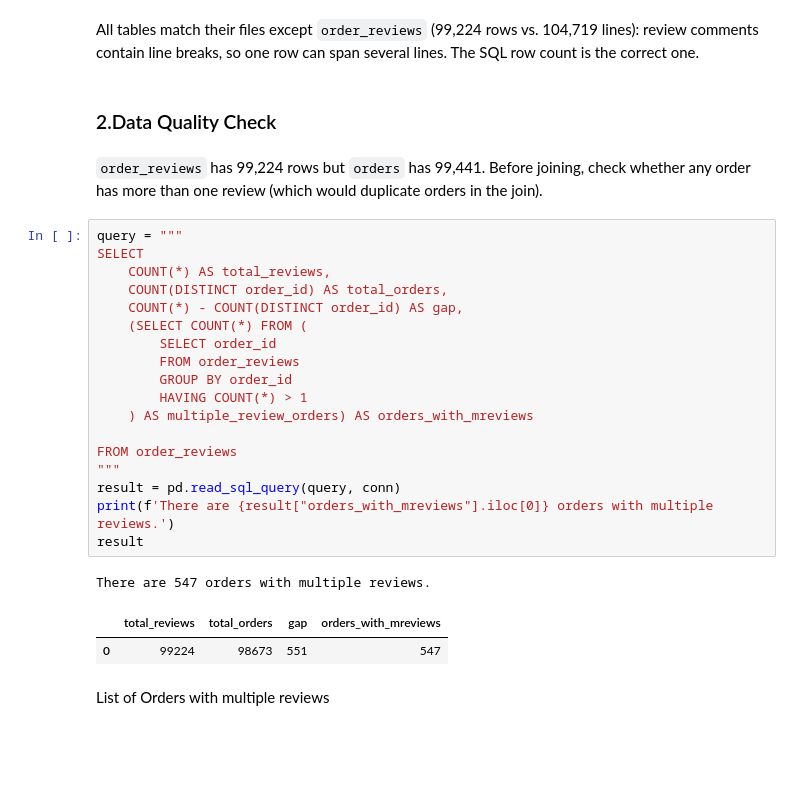
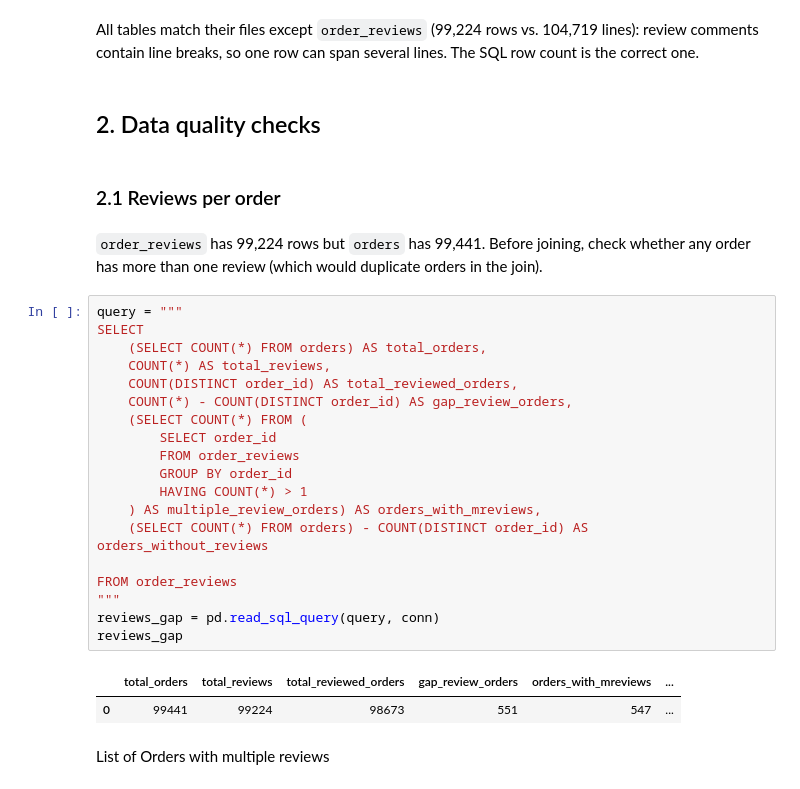
Before and after one commit to Lukevu-hub/olist-delivery-analysis, a Jupyter notebook: notebooks/01_load_and_clean.ipynb, the cells around one changed output. Drawn from its saved outputs; the diff is of its cells as text; blank space fills up the shorter version.

```diff
--- a/notebooks/01_load_and_clean.ipynb
+++ b/notebooks/01_load_and_clean.ipynb
@@ -91,7 +95,9 @@ All tables match their files except `order_reviews` (99,224 rows vs. 104,719 lin
 review comments contain line breaks, so one row can span several lines.
 The SQL row count is the correct one.
 # %% [markdown]
-### 2.Data Quality Check
+## 2. Data quality checks
+# %% [markdown]
+### 2.1 Reviews per order
 # %% [markdown]
 `order_reviews` has 99,224 rows but `orders` has 99,441. Before joining,
 check whether any order has more than one review (which would duplicate
@@ -99,25 +105,25 @@ orders in the join).
 # %%
 query = """
 SELECT
+    (SELECT COUNT(*) FROM orders) AS total_orders,
     COUNT(*) AS total_reviews,
-    COUNT(DISTINCT order_id) AS total_orders,
-    COUNT(*) - COUNT(DISTINCT order_id) AS gap,
+    COUNT(DISTINCT order_id) AS total_reviewed_orders,
+    COUNT(*) - COUNT(DISTINCT order_id) AS gap_review_orders,
     (SELECT COUNT(*) FROM (
         SELECT order_id
         FROM order_reviews
         GROUP BY order_id
         HAVING COUNT(*) > 1
-    ) AS multiple_review_orders) AS orders_with_mreviews
+    ) AS multiple_review_orders) AS orders_with_mreviews,
+    (SELECT COUNT(*) FROM orders) - COUNT(DISTINCT order_id) AS orders_without_reviews
 
 FROM order_reviews
 """
-result = pd.read_sql_query(query, conn)
-print(f'There are {result["orders_with_mreviews"].iloc[0]} orders with multiple reviews.')
-result
+reviews_gap = pd.read_sql_query(query, conn)
+reviews_gap
 # %% [output]
-There are 547 orders with multiple reviews.
-|  | total_reviews | total_orders | gap | orders_with_mreviews |
-| 0 | 99224 | 98673 | 551 | 547 |
+|  | total_orders | total_reviews | total_reviewed_orders | gap_review_orders | orders_with_mreviews | ... |
+| 0 | 99441 | 99224 | 98673 | 551 | 547 | ... |
 # %% [markdown]
 List of Orders with multiple reviews
 # %%
```
Also changed, not shown: parts of 24 cells of this notebook.
